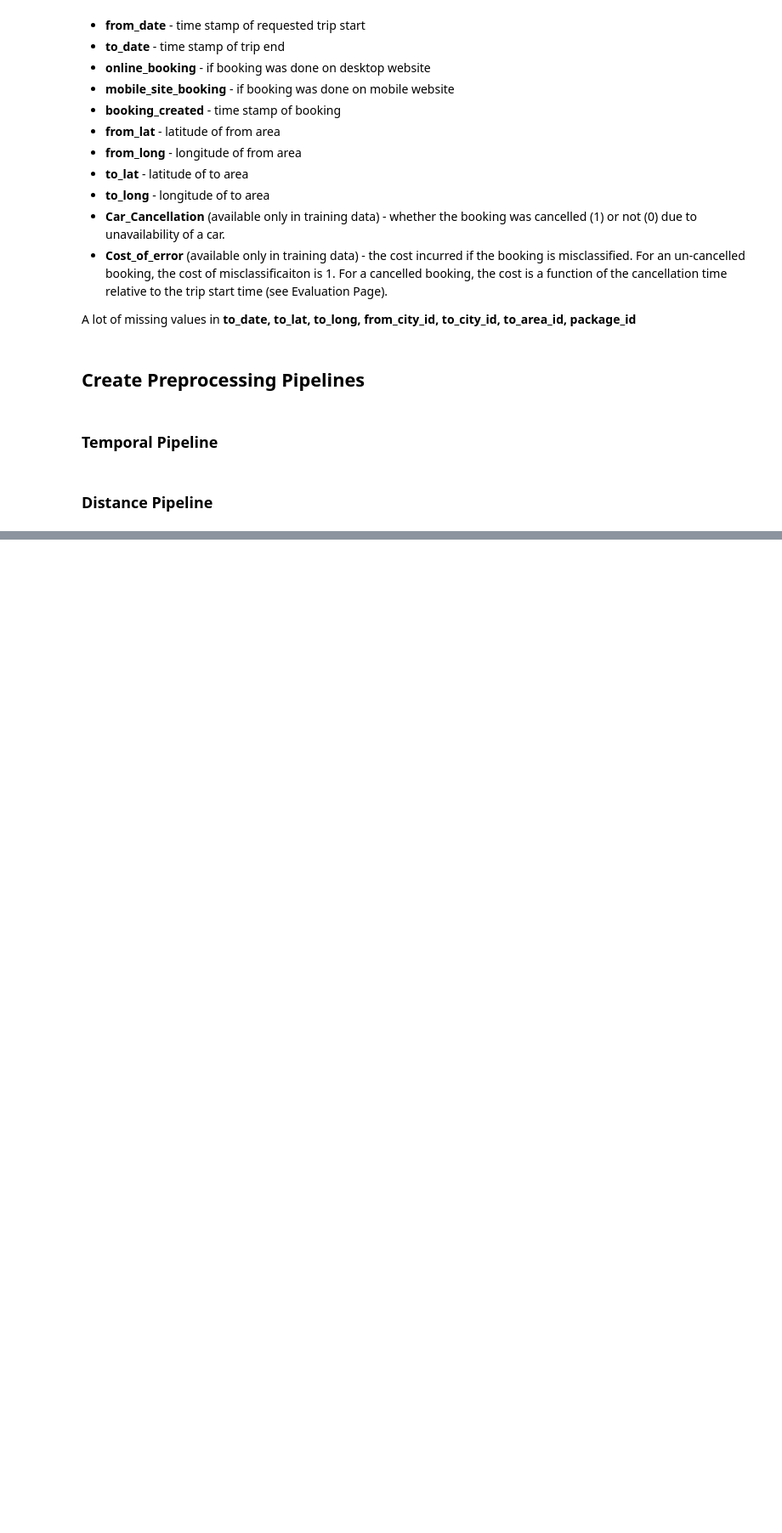
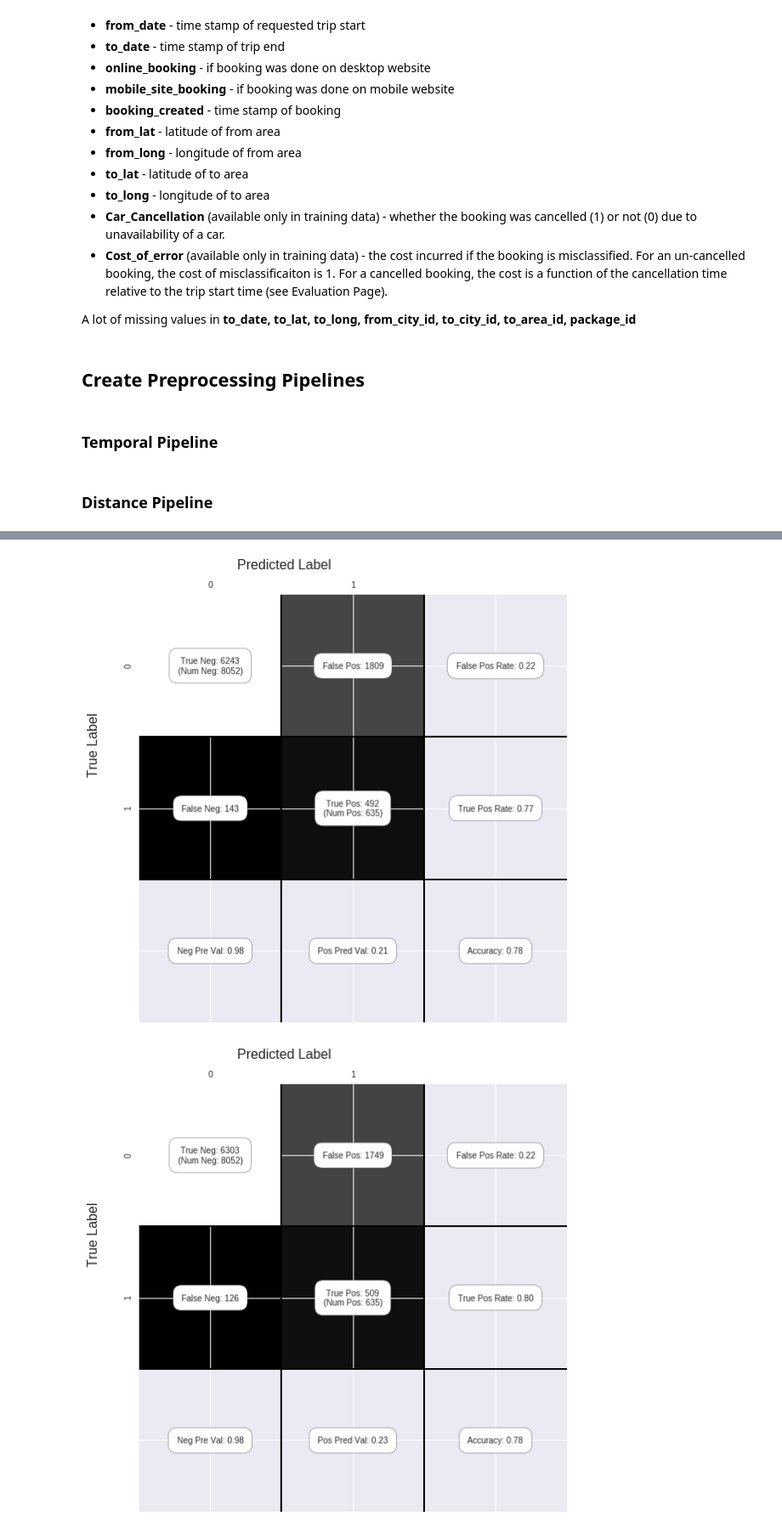
Before and after one commit to Jodahr/CabCancellation, a Jupyter notebook: CabCancellation.ipynb, the cells around one changed output, grey strips where cells are left out. Shown at 85% size. Saved outputs shown, nothing was run; the diff lists cells and outputs as text; code cells hidden in the pictures; blank space fills up the shorter version.

```diff
--- a/CabCancellation.ipynb
+++ b/CabCancellation.ipynb
@@ -1425,0 +416,9 @@ df.describe()
+# %%
+conf_tuned = confusion_matrix(y_pred=y_pred, y_true=y_test)
+conf_default = confusion_matrix(y_pred=y_pred_default, y_true=y_test)
+
+show_confusion_matrix(conf_default)
+show_confusion_matrix(conf_tuned)
+# %% [output]
+[figure, added]
+[figure, added]
```
Also changed, not shown: parts of 184 cells of this notebook.
